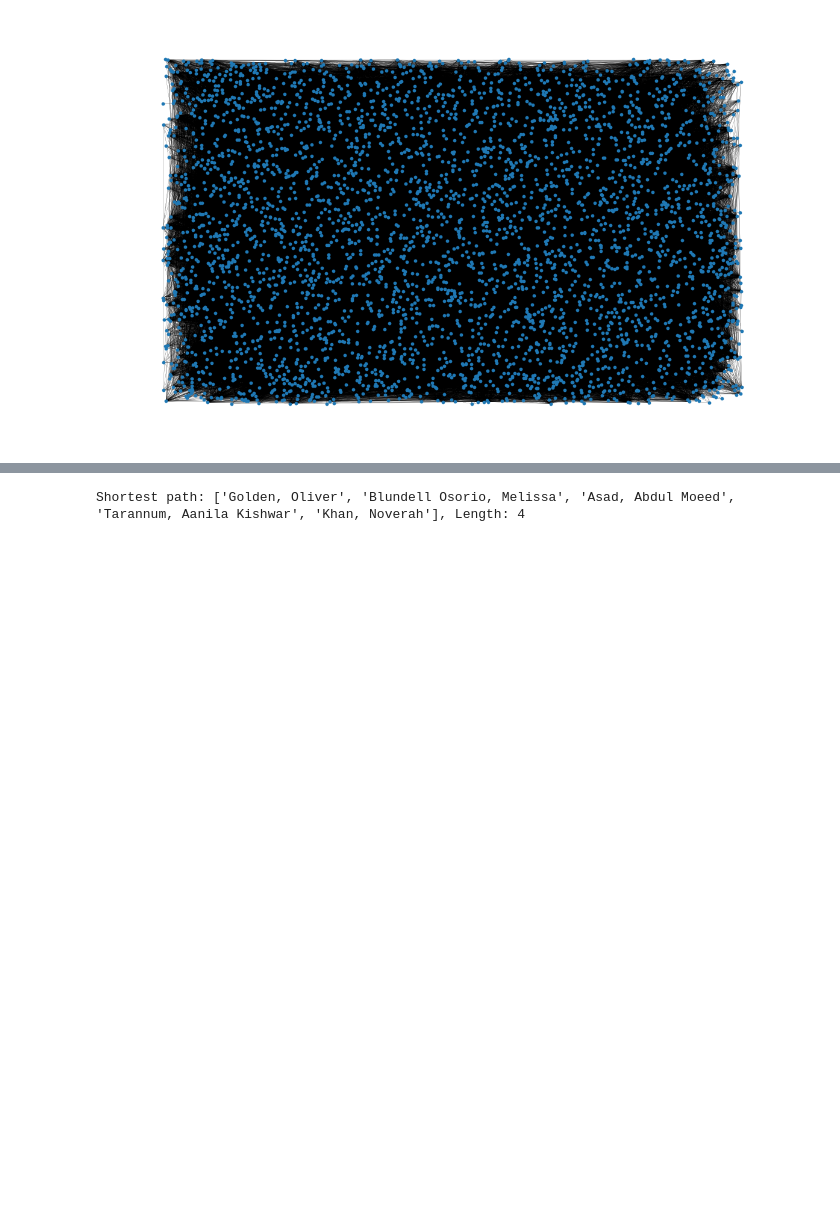
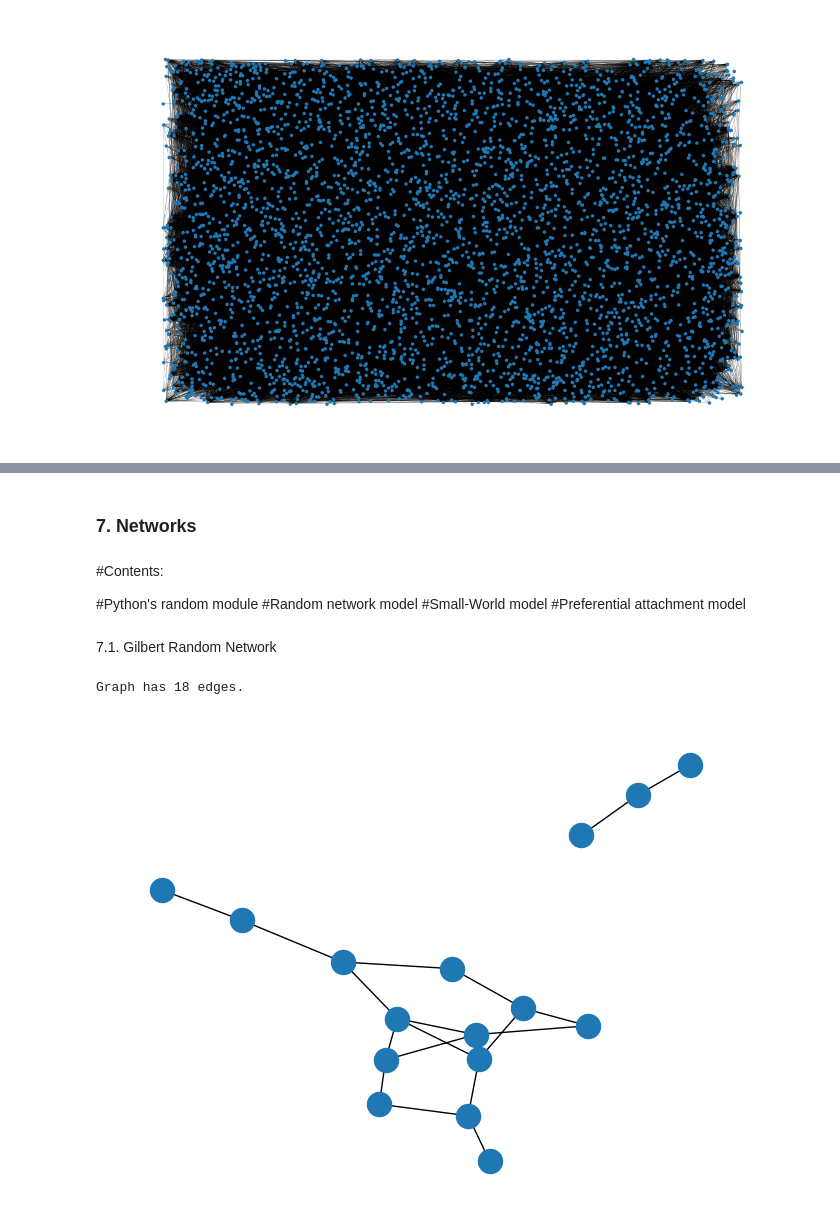
Before and after one commit to egeotenen/networkscience-binder, a Jupyter notebook: networkscience.ipynb, the cells around one changed output, grey strips where cells are left out. Drawn from its saved outputs; the diff is of its cells as text; code cells hidden in the pictures; blank space fills up the shorter version.

```diff
--- a/networkscience.ipynb
+++ b/networkscience.ipynb
@@ -748,8 +690,32 @@ Ege Otenen (degree 2)
-# %%
-path = nx.shortest_path(G, "Golden, Oliver",
-    "Khan, Noverah",)
-
-length = nx.shortest_path_length(G, source="Golden, Oliver", target="Khan, Noverah")
-print(f"Shortest path: {path}, Length: {length}")
-# %% [output]
-Shortest path: ['Golden, Oliver', 'Blundell Osorio, Melissa', 'Asad, Abdul Moeed', 'Tarannum, Aanila Kishwar', 'Khan, Noverah'], Length: 4
+# %% [markdown]
+### 7. Networks
+# %% [markdown]
+#Contents:
+
+#Python's random module
+#Random network model
+#Small-World model
+#Preferential attachment model
+# %% [markdown]
+7.1. Gilbert Random Network
+# %%
+def gnp_random_graph(N, p):
+    G = nx.Graph()
+    G.add_nodes_from(range(N))
+
+    for i, j in itertools.combinations(G.nodes, 2):
+        r = random.random()
+        if r < p:
+            G.add_edge(i, j)
+        # Do nothing if r >= p
+
+    return G
+# %%
+# Every time you run this, you will get a different graph
+
+G = gnp_random_graph(16, 0.15)
+nx.draw(G)
+print('Graph has', G.number_of_edges(), 'edges.')
+# %% [output]
+Graph has 18 edges.
+[figure, added]
```
Also changed, not shown: parts of 25 cells of this notebook.
